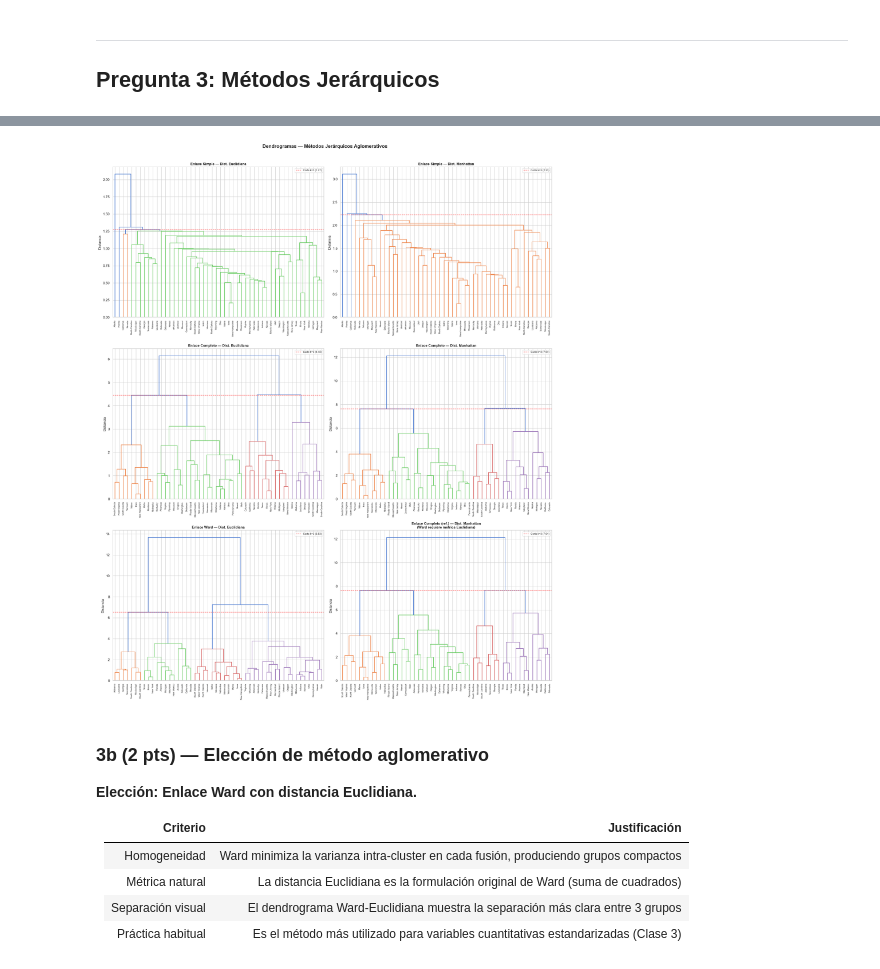
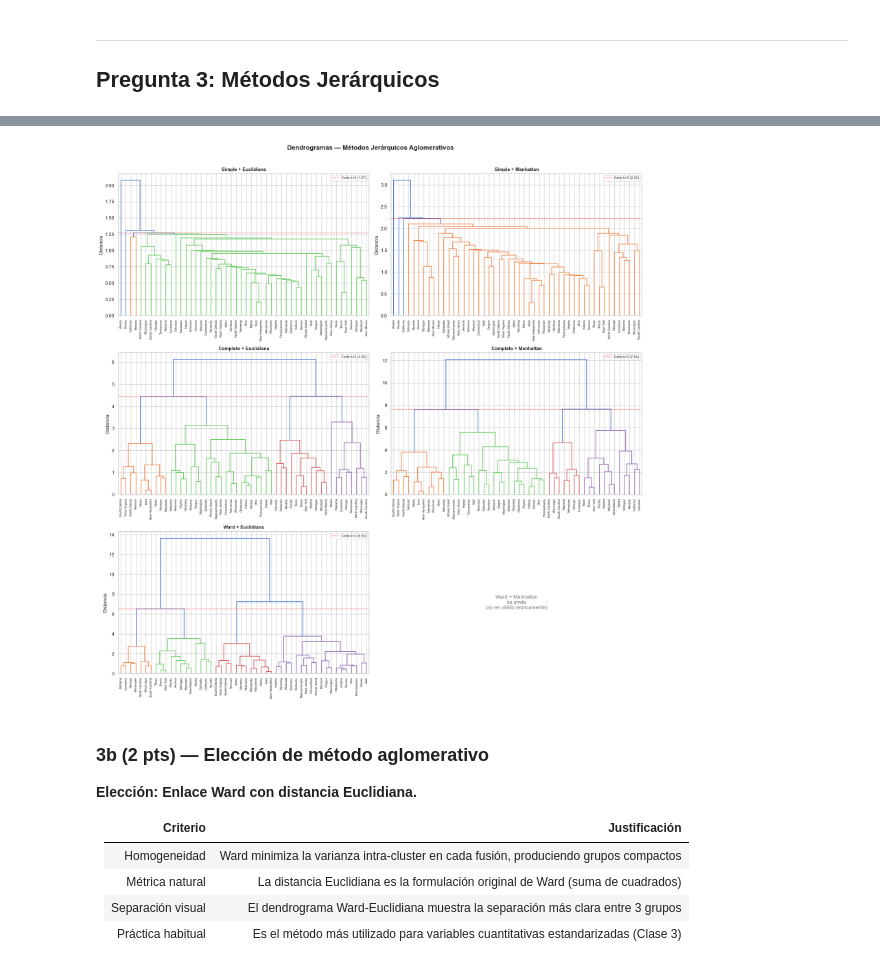
Before and after one commit to ArmandoArV/Maestria-IA, a Jupyter notebook: AprendizajeNoSupervisado/Laboratorio1/Lab1_EPG4002_2026.ipynb, the cells around one changed output, grey strips where cells are left out. Cells and saved outputs as stored; diff of their text form; code cells hidden in the pictures.

```diff
--- a/AprendizajeNoSupervisado/Laboratorio1/Lab1_EPG4002_2026.ipynb
+++ b/AprendizajeNoSupervisado/Laboratorio1/Lab1_EPG4002_2026.ipynb
@@ -155,40 +157,47 @@ Las variables presentan **escalas y varianzas muy distintas**:
 # %%
 # Estandarizar
 scaler = StandardScaler()
 X = scaler.fit_transform(df)
+Xs = pd.DataFrame(X, columns=df.columns, index=df.index)
 
-enlaces = ['single', 'complete', 'ward']
-metricas = ['euclidean', 'cityblock']
-nombres_enlace = {'single': 'Simple', 'complete': 'Completo', 'ward': 'Ward'}
-nombres_metrica = {'euclidean': 'Euclidiana', 'cityblock': 'Manhattan'}
+combinaciones = [
+    ('single',   'euclidean', 'Simple + Euclidiana'),
+    ('single',   'cityblock', 'Simple + Manhattan'),
+    ('complete', 'euclidean', 'Completo + Euclidiana'),
+    ('complete', 'cityblock', 'Completo + Manhattan'),
+    ('ward',     'euclidean', 'Ward + Euclidiana'),
+]
 
-fig, axes = plt.subplots(3, 2, figsize=(20, 24))
+linkages = {}
+for metodo, metrica, titulo in combinaciones:
+    d = pdist(X, metric=metrica)
+    Z = linkage(d, method=metodo)
+    linkages[(metodo, metrica)] = Z
 
-for i, enlace in enumerate(enlaces):
-    for j, metrica in enumerate(metricas):
-        ax = axes[i][j]
-        if enlace == 'ward' and metrica == 'cityblock':
-            # Ward requiere Euclidiana en scipy; se usa Complete + Manhattan como referencia
-            dist_matrix = pdist(X, metric='cityblock')
-            Z = linkage(dist_matrix, method='complete')
-            titulo = 'Enlace Completo (ref.) — Dist. Manhattan\n(Ward requiere métrica Euclidiana)'
-        else:
-            Z = linkage(X, method=enlace, metric=metrica)
-            titulo = f'Enlace {nombres_enlace[enlace]} — Dist. {nombres_metrica[metrica]}'
+fig, axes = plt.subplots(3, 2, figsize=(18, 18))
+axes_flat = axes.ravel()
 
-        dendrogram(Z, labels=df.index.tolist(), ax=ax, leaf_rotation=90, leaf_font_size=7,
-                   color_threshold=sorted(Z[:, 2])[-3])
-        ax.set_title(titulo, fontsize=11, fontweight='bold')
-        ax.set_ylabel('Distancia')
-        corte = sorted(Z[:, 2])[-3]
-        ax.axhline(y=corte, color='red', linestyle='--', alpha=0.6, lw=1.2, label=f'Corte k=3 ({corte:.2f})')
-        ax.legend(fontsize=8)
+for ax, (metodo, metrica, titulo) in zip(axes_flat, combinaciones):
+    Z = linkages[(metodo, metrica)]
+    dendrogram(Z, labels=df.index.tolist(), ax=ax,
+               leaf_font_size=7, color_threshold=sorted(Z[:, 2])[-3])
+    ax.set_title(titulo, fontsize=11, fontweight='bold')
+    ax.set_ylabel('Distancia')
+    ax.tick_params(axis='x', rotation=90)
+    corte = sorted(Z[:, 2])[-3]
+    ax.axhline(y=corte, color='red', linestyle='--', alpha=0.6, lw=1.2, label=f'Corte k=3 ({corte:.2f})')
+    ax.legend(fontsize=8)
+
+# Celda vacía: Ward + Manhattan se omite
+axes_flat[-1].axis('off')
+axes_flat[-1].text(0.5, 0.5, 'Ward + Manhattan\nno aplica\n(Ward requiere distancia Euclidiana)',
+                   ha='center', va='center', fontsize=12, color='gray')
 
 plt.suptitle('Dendrogramas — Métodos Jerárquicos Aglomerativos', fontsize=15, fontweight='bold', y=1.01)
 plt.tight_layout()
 plt.show()
 # %% [output]
-[figure, old version]
+[figure, new version]
 # %% [markdown]
 ### 3b (2 pts) — Elección de método aglomerativo
 
```
Also changed, not shown: parts of 23 cells of this notebook, 24 other files.
